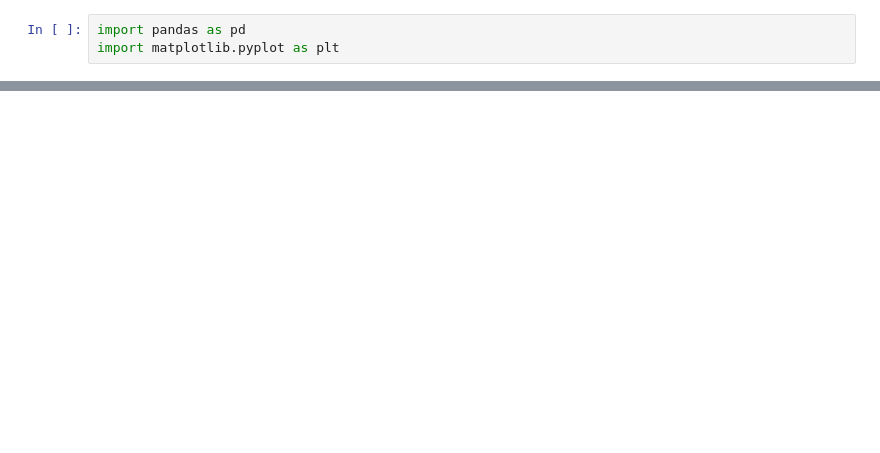
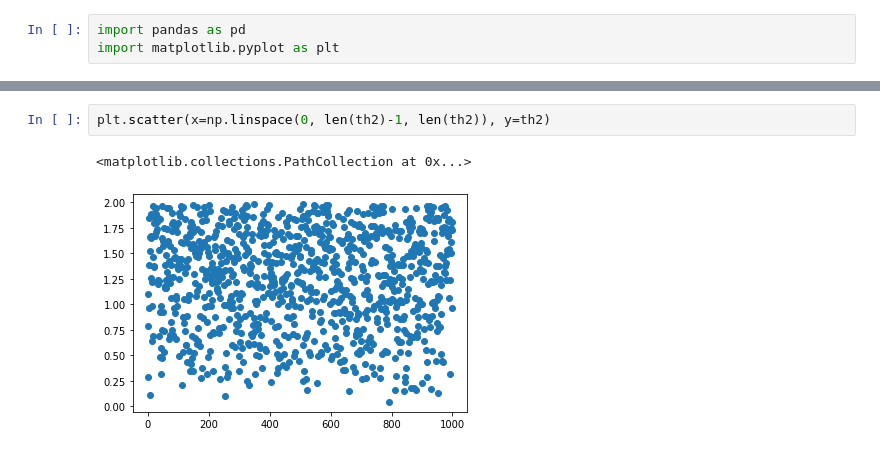
Before and after one commit to RobertRuta/GPU_Accelerated_Vicsek, a Jupyter notebook: data_analysis/data_analysis.ipynb, the cells around one changed output, grey strips where cells are left out. Drawn from its saved outputs; the diff is of its cells as text; blank space fills up the shorter version.

```diff
--- a/data_analysis/data_analysis.ipynb
+++ b/data_analysis/data_analysis.ipynb
@@ -27,0 +29,5 @@ plt.hist(list(df.index), bins=10, )
+# %%
+plt.scatter(x=np.linspace(0, len(th2)-1, len(th2)), y=th2)
+# %% [output]
+<matplotlib.collections.PathCollection at 0x...>
+[figure, added]
```
Also changed, not shown: parts of 6 cells of this notebook, 3 other files.
